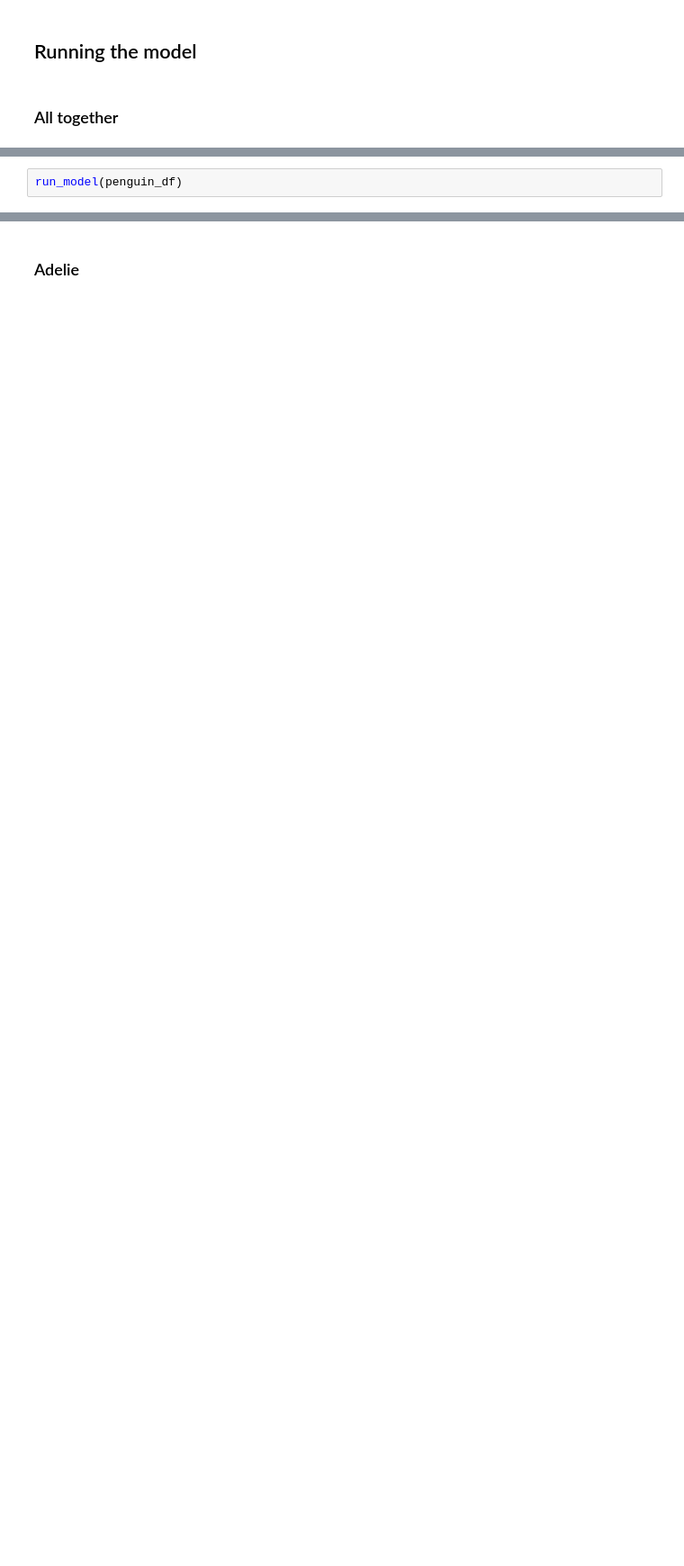
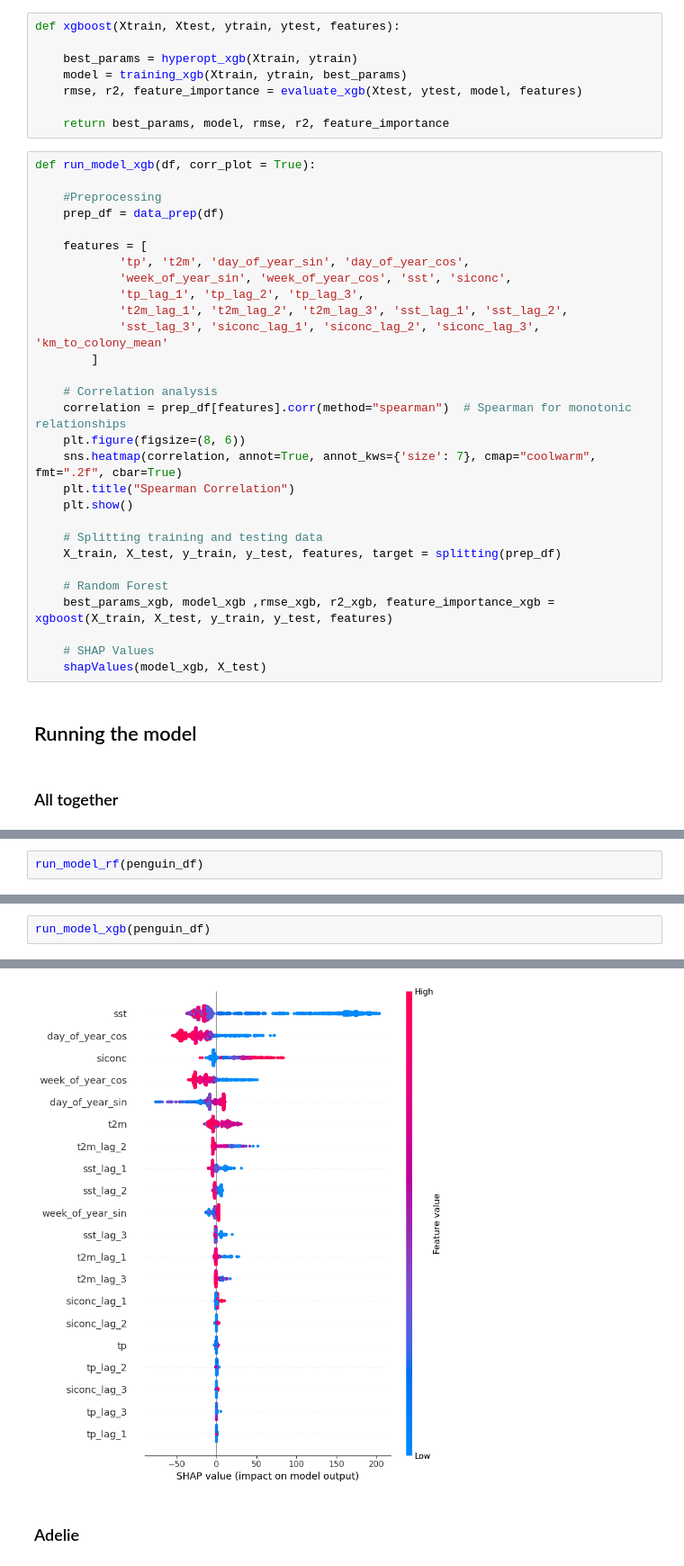
Before and after one commit to lennartp03/projectP, a Jupyter notebook: notebooks/time_series_analysis_shap.ipynb, the cells around one changed output, grey strips where cells are left out. Shown at 90% size. Saved outputs shown, nothing was run; the diff lists cells and outputs as text; blank space fills up the shorter version.

```diff
--- a/notebooks/time_series_analysis_shap.ipynb
+++ b/notebooks/time_series_analysis_shap.ipynb
@@ -376,3 +335,40 @@ def run_model(df, corr_plot = True):
+# %%
+def xgboost(Xtrain, Xtest, ytrain, ytest, features):
+
+    best_params = hyperopt_xgb(Xtrain, ytrain)
+    model = training_xgb(Xtrain, ytrain, best_params)
+    rmse, r2, feature_importance = evaluate_xgb(Xtest, ytest, model, features)
+
+    return best_params, model, rmse, r2, feature_importance
+# %%
+def run_model_xgb(df, corr_plot = True):
+
+    #Preprocessing
+    prep_df = data_prep(df)
+
+    features = [
+            'tp', 't2m', 'day_of_year_sin', 'day_of_year_cos',
+            'week_of_year_sin', 'week_of_year_cos', 'sst', 'siconc',
+            'tp_lag_1', 'tp_lag_2', 'tp_lag_3',
+            't2m_lag_1', 't2m_lag_2', 't2m_lag_3', 'sst_lag_1', 'sst_lag_2',
+            'sst_lag_3', 'siconc_lag_1', 'siconc_lag_2', 'siconc_lag_3', 'km_to_colony_mean'
+        ]
+
+    # Correlation analysis
+    correlation = prep_df[features].corr(method="spearman")  # Spearman for monotonic relationships
+    plt.figure(figsize=(8, 6))
+    sns.heatmap(correlation, annot=True, annot_kws={'size': 7}, cmap="coolwarm", fmt=".2f", cbar=True)
+    plt.title("Spearman Correlation")
+    plt.show()
+
+    # Splitting training and testing data
+    X_train, X_test, y_train, y_test, features, target = splitting(prep_df)
+
+    # Random Forest
+    best_params_xgb, model_xgb ,rmse_xgb, r2_xgb, feature_importance_xgb = xgboost(X_train, X_test, y_train, y_test, features)
+
+    # SHAP Values
+    shapValues(model_xgb, X_test)
 # %% [markdown]
 ## Running the model
 # %% [markdown]
@@ -380,5 +378,5 @@ def run_model(df, corr_plot = True):
 # %%
-run_model(penguin_df)
+run_model_rf(penguin_df)
 # %% [output]
 [figure]
 Best Hyperparameters: {'max_depth': 0, 'max_features': 2, 'min_samples_leaf': 0.010132692447442974, 'min_samples_split': 0.09987009251309806, 'n_estimators': 0}
@@ -401,0 +402,3 @@ Random Forest Average R^2 Score: 0.644
+# %%
+run_model_xgb(penguin_df)
+# %% [output]
@@ -402,2 +423,3 @@ Random Forest Average R^2 Score: 0.644
+[figure, added]
 # %% [markdown]
 ### Adelie
```
Also changed, not shown: parts of 32 cells of this notebook.
